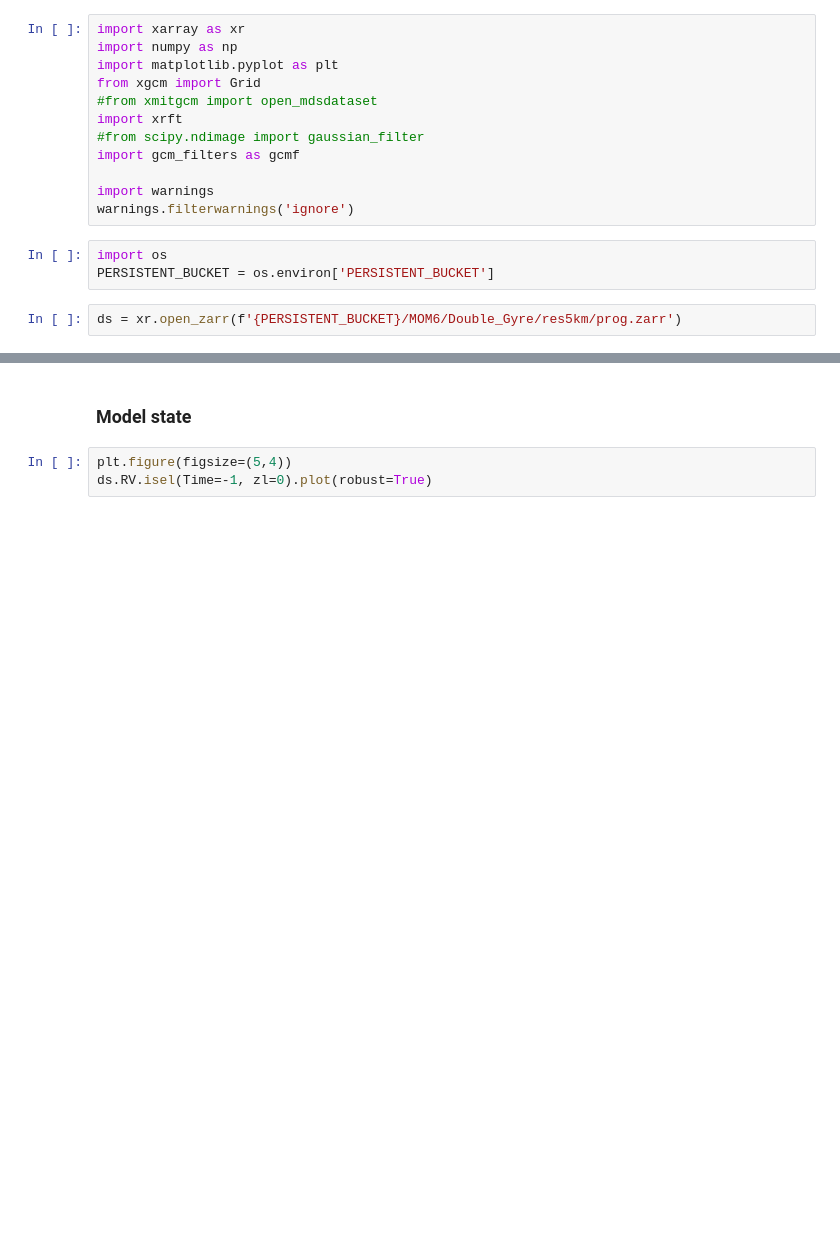
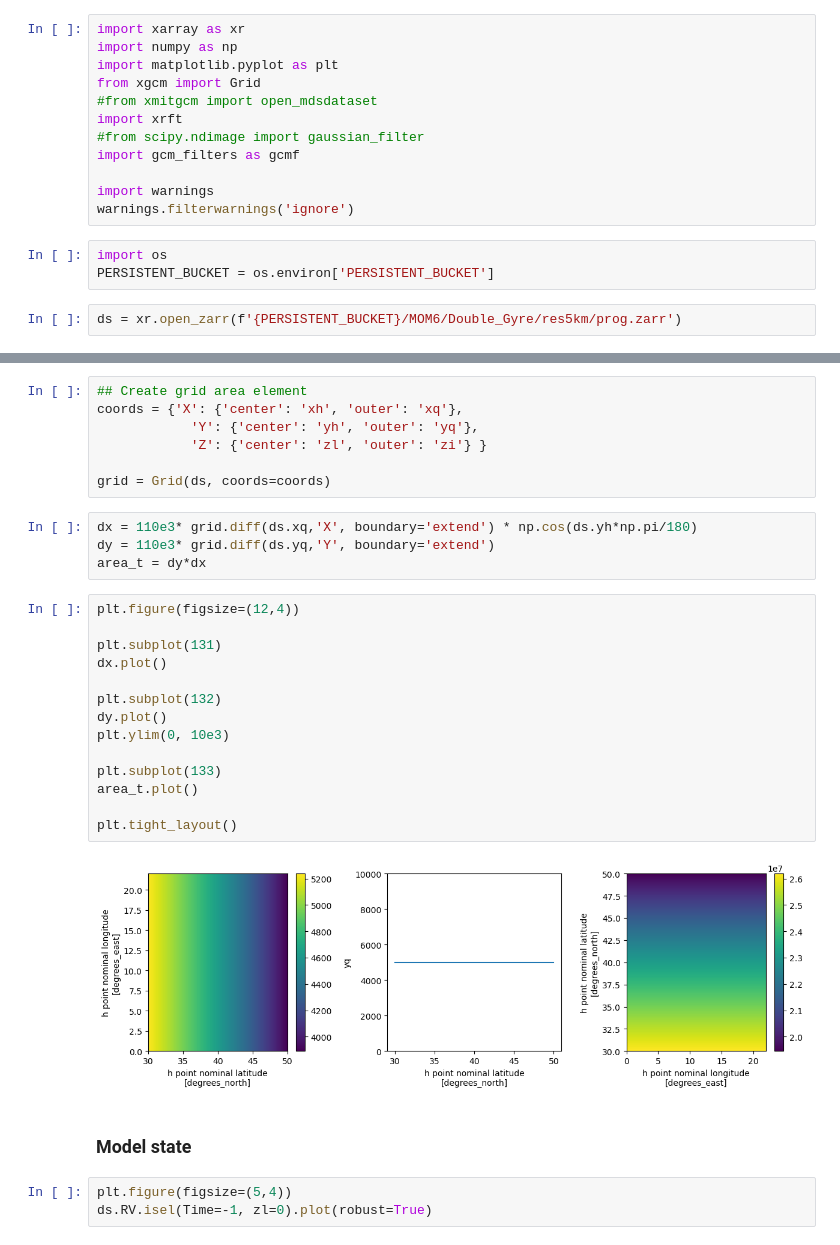
Before and after one commit to dhruvbalwada/mesoscale_buoyancy_param_ML, a Jupyter notebook: generate_data/topography_impact_DG.ipynb, the cells around one changed output, grey strips where cells are left out. Cells and saved outputs as stored; diff of their text form; blank space fills up the shorter version.

```diff
--- a/generate_data/topography_impact_DG.ipynb
+++ b/generate_data/topography_impact_DG.ipynb
@@ -74,3 +160,30 @@ ds = xr.open_zarr(f'{PERSISTENT_BUCKET}/MOM6/Double_Gyre/res5km/prog.zarr')
+# %%
+## Create grid area element
+coords = {'X': {'center': 'xh', 'outer': 'xq'},
+            'Y': {'center': 'yh', 'outer': 'yq'},
+            'Z': {'center': 'zl', 'outer': 'zi'} }
+
+grid = Grid(ds, coords=coords)
+# %%
+dx = 110e3* grid.diff(ds.xq,'X', boundary='extend') * np.cos(ds.yh*np.pi/180)
+dy = 110e3* grid.diff(ds.yq,'Y', boundary='extend')
+area_t = dy*dx
+# %%
+plt.figure(figsize=(12,4))
+
+plt.subplot(131)
+dx.plot()
+
+plt.subplot(132)
+dy.plot()
+plt.ylim(0, 10e3)
+
+plt.subplot(133)
+area_t.plot()
+
+plt.tight_layout()
+# %% [output]
+[figure, added]
 # %% [markdown]
 ### Model state
 # %%
```
Also changed, not shown: parts of 13 cells of this notebook, 10 other files.
